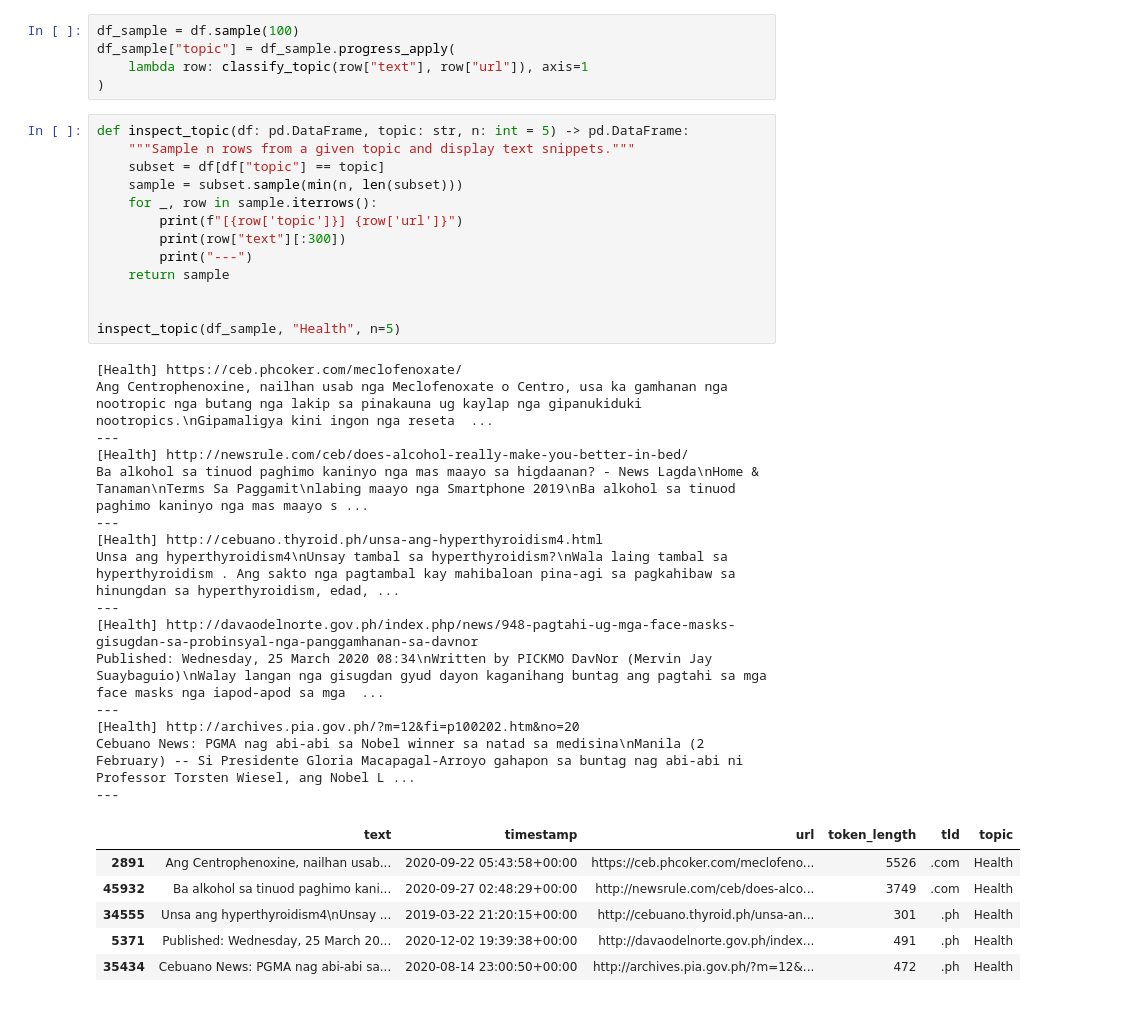
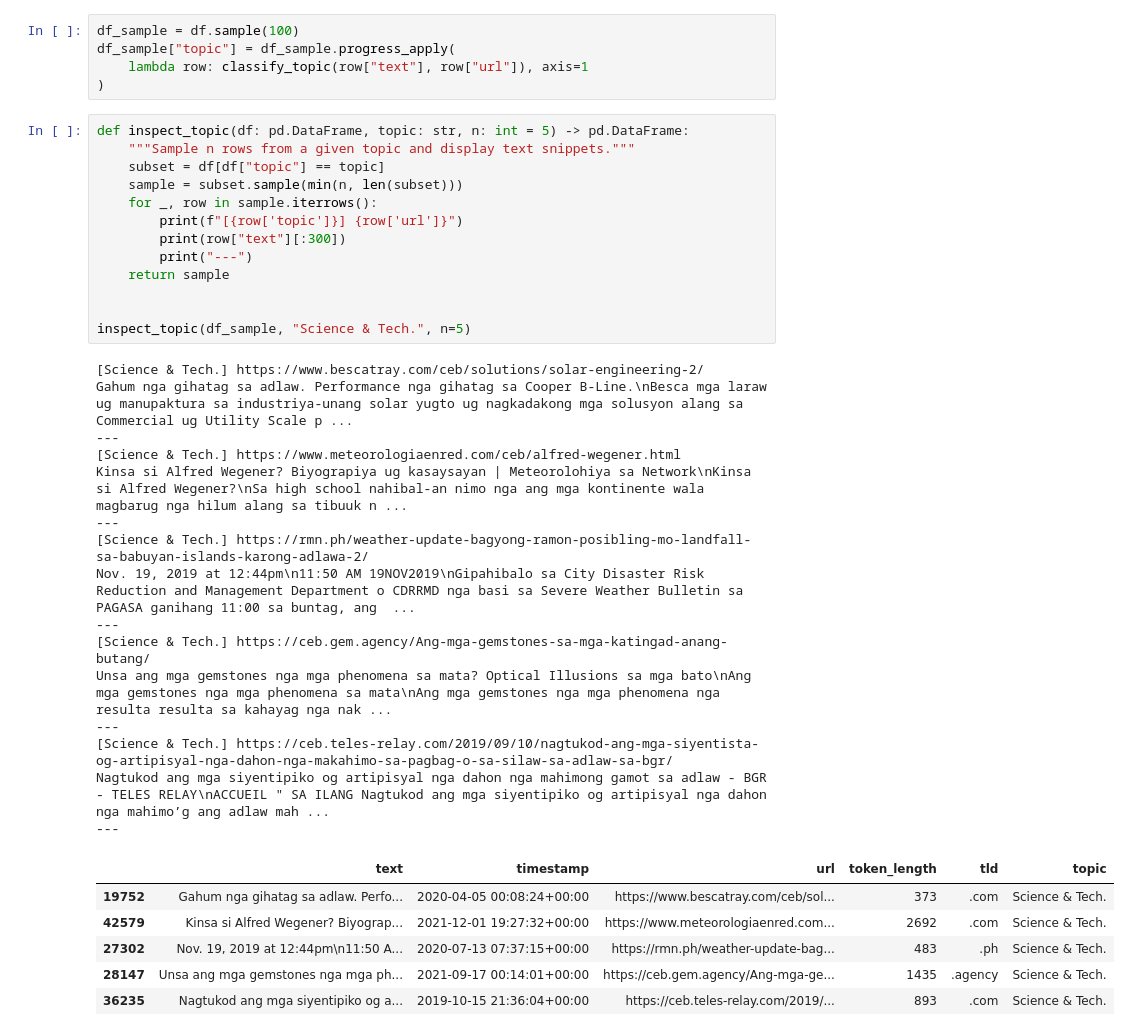
Before and after one commit to ljvmiranda921/scratch, a Jupyter notebook: 2026-03-20-madlad/2026-03-20-check-langs.ipynb, the cells around one changed output. Saved outputs shown, nothing was run; the diff lists cells and outputs as text.

```diff
--- a/2026-03-20-madlad/2026-03-20-check-langs.ipynb
+++ b/2026-03-20-madlad/2026-03-20-check-langs.ipynb
@@ -193,38 +193,38 @@ df_sample["topic"] = df_sample.progress_apply(
 # %%
 def inspect_topic(df: pd.DataFrame, topic: str, n: int = 5) -> pd.DataFrame:
     """Sample n rows from a given topic and display text snippets."""
     subset = df[df["topic"] == topic]
     sample = subset.sample(min(n, len(subset)))
     for _, row in sample.iterrows():
         print(f"[{row['topic']}] {row['url']}")
         print(row["text"][:300])
         print("---")
     return sample
 
 
-inspect_topic(df_sample, "Health", n=5)
+inspect_topic(df_sample, "Science & Tech.", n=5)
 # %% [output]
-[Health] https://ceb.phcoker.com/meclofenoxate/
-Ang Centrophenoxine, nailhan usab nga Meclofenoxate o Centro, usa ka gamhanan nga nootropic nga butang nga lakip sa pinakauna ug kaylap nga gipanukiduki nootropics.\nGipamaligya kini ingon nga reseta  ...
+[Science & Tech.] https://www.bescatray.com/ceb/solutions/solar-engineering-2/
+Gahum nga gihatag sa adlaw. Performance nga gihatag sa Cooper B-Line.\nBesca mga laraw ug manupaktura sa industriya-unang solar yugto ug nagkadakong mga solusyon alang sa Commercial ug Utility Scale p ...
 ---
-[Health] http://newsrule.com/ceb/does-alcohol-really-make-you-better-in-bed/
-Ba alkohol sa tinuod paghimo kaninyo nga mas maayo sa higdaanan? - News Lagda\nHome & Tanaman\nTerms Sa Paggamit\nlabing maayo nga Smartphone 2019\nBa alkohol sa tinuod paghimo kaninyo nga mas maayo s ...
+[Science & Tech.] https://www.meteorologiaenred.com/ceb/alfred-wegener.html
+Kinsa si Alfred Wegener? Biyograpiya ug kasaysayan | Meteorolohiya sa Network\nKinsa si Alfred Wegener?\nSa high school nahibal-an nimo nga ang mga kontinente wala magbarug nga hilum alang sa tibuuk n ...
 ---
-[Health] http://cebuano.thyroid.ph/unsa-ang-hyperthyroidism4.html
-Unsa ang hyperthyroidism4\nUnsay tambal sa hyperthyroidism?\nWala laing tambal sa hyperthyroidism . Ang sakto nga pagtambal kay mahibaloan pina-agi sa pagkahibaw sa hinungdan sa hyperthyroidism, edad, ...
+[Science & Tech.] https://rmn.ph/weather-update-bagyong-ramon-posibling-mo-landfall-sa-babuyan-islands-karong-adlawa-2/
+Nov. 19, 2019 at 12:44pm\n11:50 AM 19NOV2019\nGipahibalo sa City Disaster Risk Reduction and Management Department o CDRRMD nga basi sa Severe Weather Bulletin sa PAGASA ganihang 11:00 sa buntag, ang  ...
 ---
-[Health] http://davaodelnorte.gov.ph/index.php/news/948-pagtahi-ug-mga-face-masks-gisugdan-sa-probinsyal-nga-panggamhanan-sa-davnor
-Published: Wednesday, 25 March 2020 08:34\nWritten by PICKMO DavNor (Mervin Jay Suaybaguio)\nWalay langan nga gisugdan gyud dayon kaganihang buntag ang pagtahi sa mga face masks nga iapod-apod sa mga  ...
+[Science & Tech.] https://ceb.gem.agency/Ang-mga-gemstones-sa-mga-katingad-anang-butang/
+Unsa ang mga gemstones nga mga phenomena sa mata? Optical Illusions sa mga bato\nAng mga gemstones nga mga phenomena sa mata\nAng mga gemstones nga mga phenomena nga resulta resulta sa kahayag nga nak ...
 ---
-[Health] http://archives.pia.gov.ph/?m=12&fi=p100202.htm&no=20
-Cebuano News: PGMA nag abi-abi sa Nobel winner sa natad sa medisina\nManila (2 February) -- Si Presidente Gloria Macapagal-Arroyo gahapon sa buntag nag abi-abi ni Professor Torsten Wiesel, ang Nobel L ...
+[Science & Tech.] https://ceb.teles-relay.com/2019/09/10/nagtukod-ang-mga-siyentista-og-artipisyal-nga-dahon-nga-makahimo-sa-pagbag-o-sa-silaw-sa-adlaw-sa-bgr/
+Nagtukod ang mga siyentipiko og artipisyal nga dahon nga mahimong gamot sa adlaw - BGR - TELES RELAY\nACCUEIL " SA ILANG Nagtukod ang mga siyentipiko og artipisyal nga dahon nga mahimo’g ang adlaw mah ...
 ---
 |  | text | timestamp | url | token_length | tld | topic |
-| 2891 | Ang Centrophenoxine, nailhan usab... | 2020-09-22 05:43:58+00:00 | https://ceb.phcoker.com/meclofeno... | 5526 | .com | Health |
-| 45932 | Ba alkohol sa tinuod paghimo kani... | 2020-09-27 02:48:29+00:00 | http://newsrule.com/ceb/does-alco... | 3749 | .com | Health |
-| 34555 | Unsa ang hyperthyroidism4\nUnsay ... | 2019-03-22 21:20:15+00:00 | http://cebuano.thyroid.ph/unsa-an... | 301 | .ph | Health |
-| 5371 | Published: Wednesday, 25 March 20... | 2020-12-02 19:39:38+00:00 | http://davaodelnorte.gov.ph/index... | 491 | .ph | Health |
-| 35434 | Cebuano News: PGMA nag abi-abi sa... | 2020-08-14 23:00:50+00:00 | http://archives.pia.gov.ph/?m=12&... | 472 | .ph | Health |
+| 19752 | Gahum nga gihatag sa adlaw. Perfo... | 2020-04-05 00:08:24+00:00 | https://www.bescatray.com/ceb/sol... | 373 | .com | Science & Tech. |
+| 42579 | Kinsa si Alfred Wegener? Biyograp... | 2021-12-01 19:27:32+00:00 | https://www.meteorologiaenred.com... | 2692 | .com | Science & Tech. |
+| 27302 | Nov. 19, 2019 at 12:44pm\n11:50 A... | 2020-07-13 07:37:15+00:00 | https://rmn.ph/weather-update-bag... | 483 | .ph | Science & Tech. |
+| 28147 | Unsa ang mga gemstones nga mga ph... | 2021-09-17 00:14:01+00:00 | https://ceb.gem.agency/Ang-mga-ge... | 1435 | .agency | Science & Tech. |
+| 36235 | Nagtukod ang mga siyentipiko og a... | 2019-10-15 21:36:04+00:00 | https://ceb.teles-relay.com/2019/... | 893 | .com | Science & Tech. |
 # %%
 topic_counts = df_sample["topic"].value_counts()
 
```
Also changed, not shown: parts of 1 cell of this notebook.
